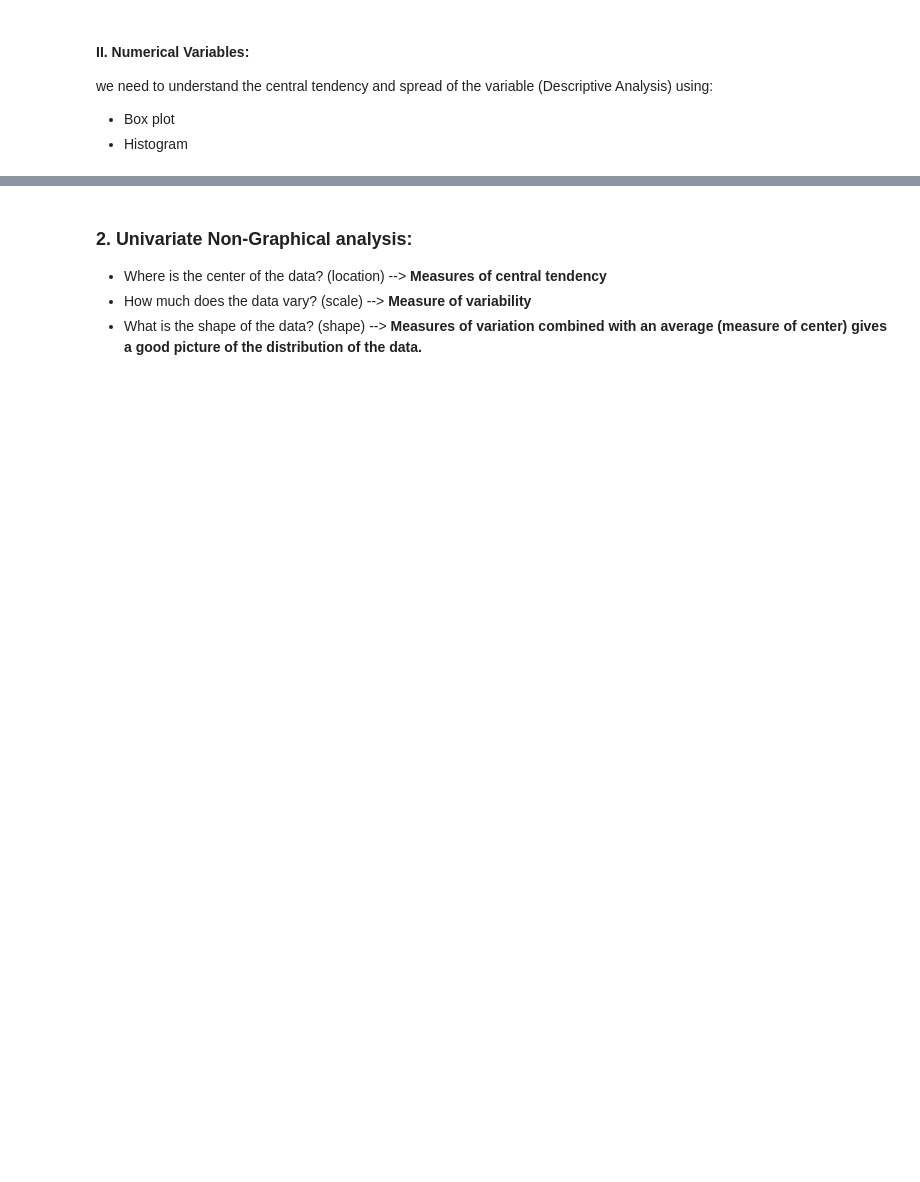
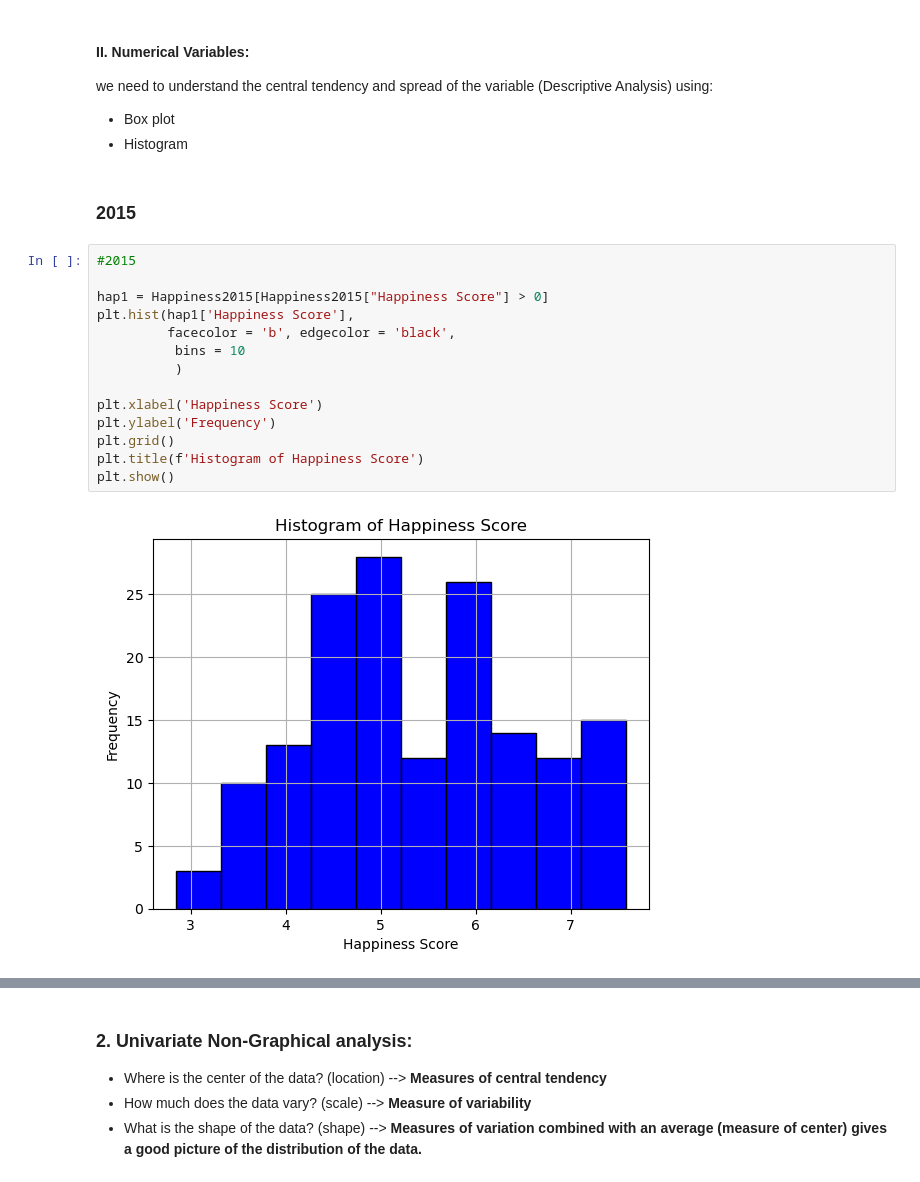
Before and after one commit to Tuwaiq-DS-ML-bootcamp-V-9/Usecase-2, a Jupyter notebook: EDA explain template.ipynb, the cells around one changed output, grey strips where cells are left out. Cells and saved outputs as stored; diff of their text form; blank space fills up the shorter version.

```diff
--- a/EDA explain template.ipynb
+++ b/EDA explain template.ipynb
@@ -689,3 +845,21 @@ we’ll use frequency table to understand distribution of each category
 we need to understand the central tendency and spread of the variable (Descriptive Analysis) using:
    - Box plot
    - Histogram
+# %% [markdown]
+### 2015
+# %%
+#2015
+
+hap1 = Happiness2015[Happiness2015["Happiness Score"] > 0]
+plt.hist(hap1['Happiness Score'],
+         facecolor = 'b', edgecolor = 'black',
+          bins = 10
+          )
+
+plt.xlabel('Happiness Score')
+plt.ylabel('Frequency')
+plt.grid()
+plt.title(f'Histogram of Happiness Score')
+plt.show()
+# %% [output]
+[figure, added]
```
Also changed, not shown: parts of 58 cells of this notebook.
